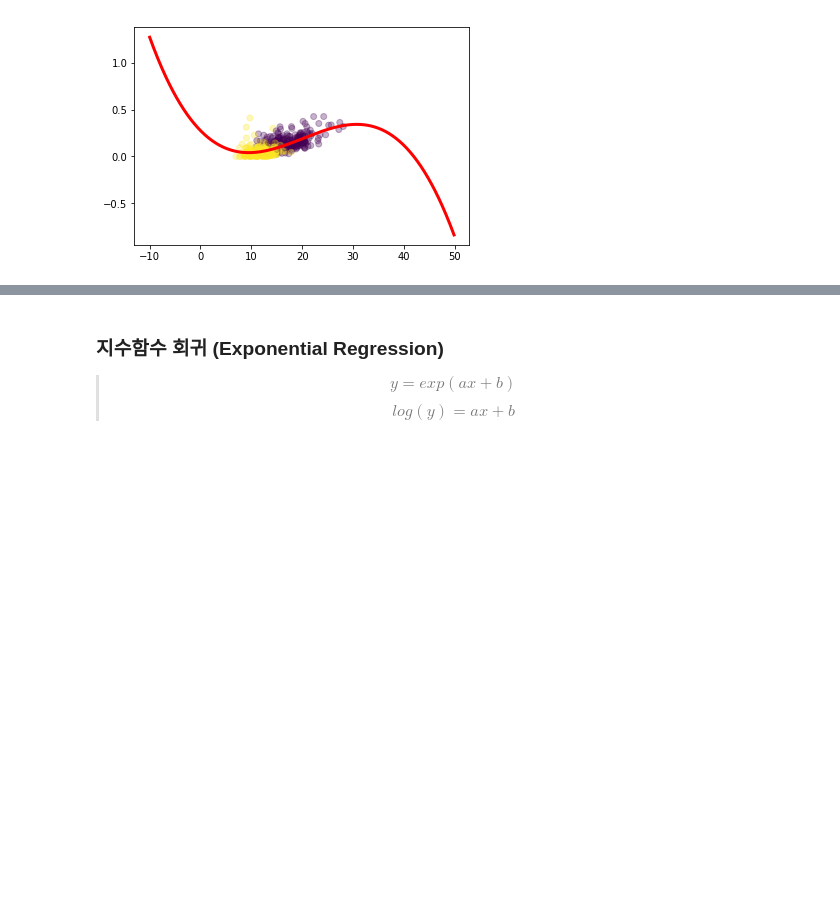
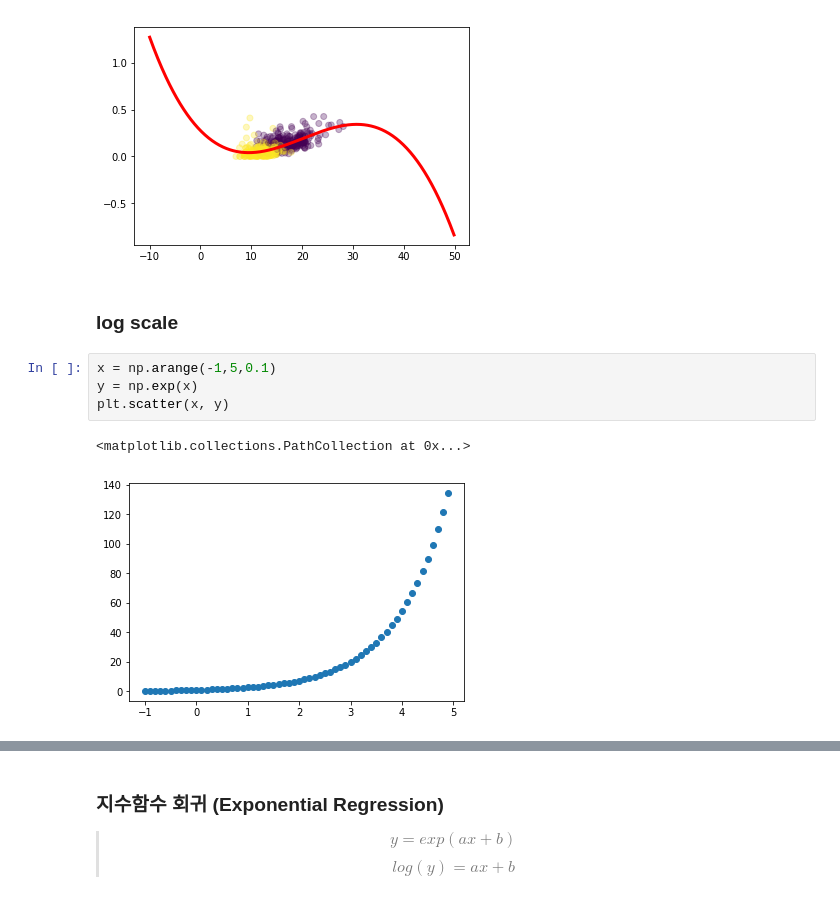
Before and after one commit to gubosd/lecture11, a Jupyter notebook: 머신러닝/02_지도학습_08_비선형회귀.ipynb, the cells around one changed output, grey strips where cells are left out. Saved outputs shown, nothing was run; the diff lists cells and outputs as text; blank space fills up the shorter version.

```diff
--- a/머신러닝/02_지도학습_08_비선형회귀.ipynb
+++ b/머신러닝/02_지도학습_08_비선형회귀.ipynb
@@ -81,3 +81,12 @@ plt.plot(xs,ys,'r-',lw=3)
 # %% [output]
 [<matplotlib.lines.Line2D at 0x...>]
 [figure]
+# %% [markdown]
+### log scale
+# %%
+x = np.arange(-1,5,0.1)
+y = np.exp(x)
+plt.scatter(x, y)
+# %% [output]
+<matplotlib.collections.PathCollection at 0x...>
+[figure, added]
```
Also changed, not shown: parts of 4 cells of this notebook.
